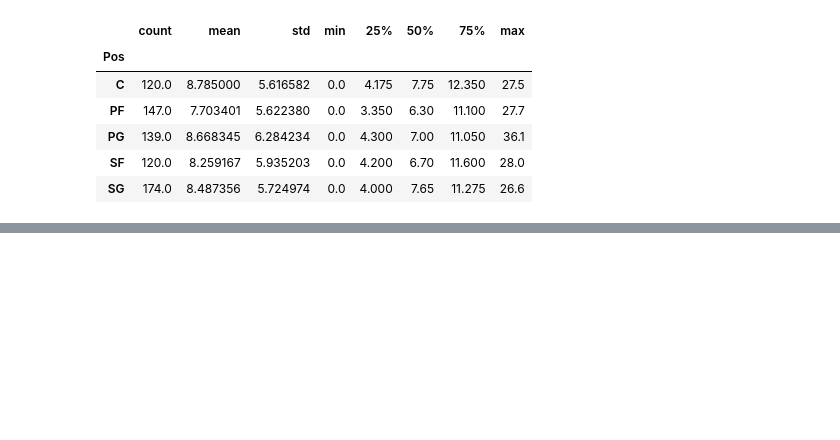
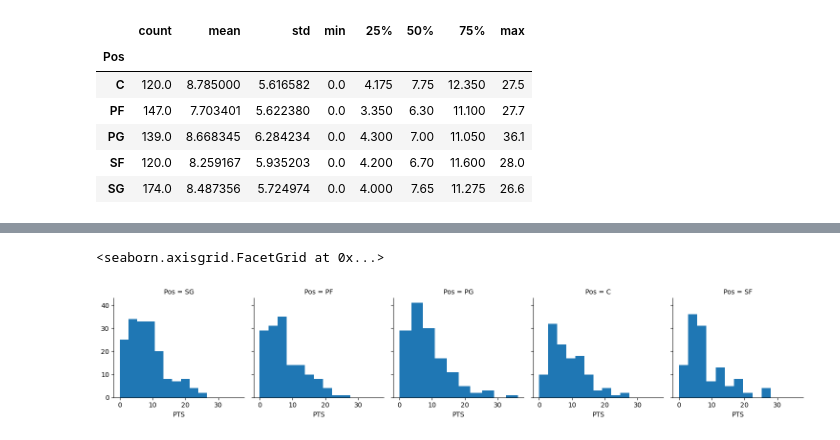
Before and after one commit to HarikaLingamsetty/Machine-Learning, a Jupyter notebook: EDA.ipynb, the cells around one changed output, grey strips where cells are left out. Cells and saved outputs as stored; diff of their text form; code cells hidden in the pictures; blank space fills up the shorter version.

```diff
--- a/EDA.ipynb
+++ b/EDA.ipynb
@@ -250,0 +310,9 @@ POS.groupby('Pos').PTS.describe()
+# %%
+import seaborn as sns
+import matplotlib.pyplot as plt
+
+s= sns.FacetGrid(P, col='Pos')
+s.map(plt.hist,'PTS')
+# %% [output]
+<seaborn.axisgrid.FacetGrid at 0x...>
+[figure, added]
```
Also changed, not shown: parts of 15 cells of this notebook.
